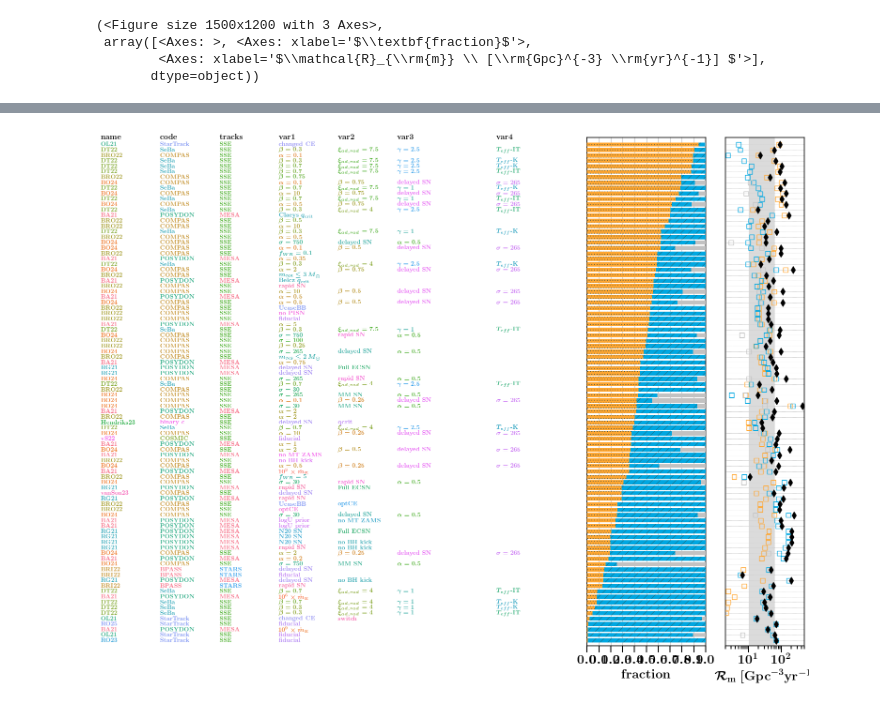
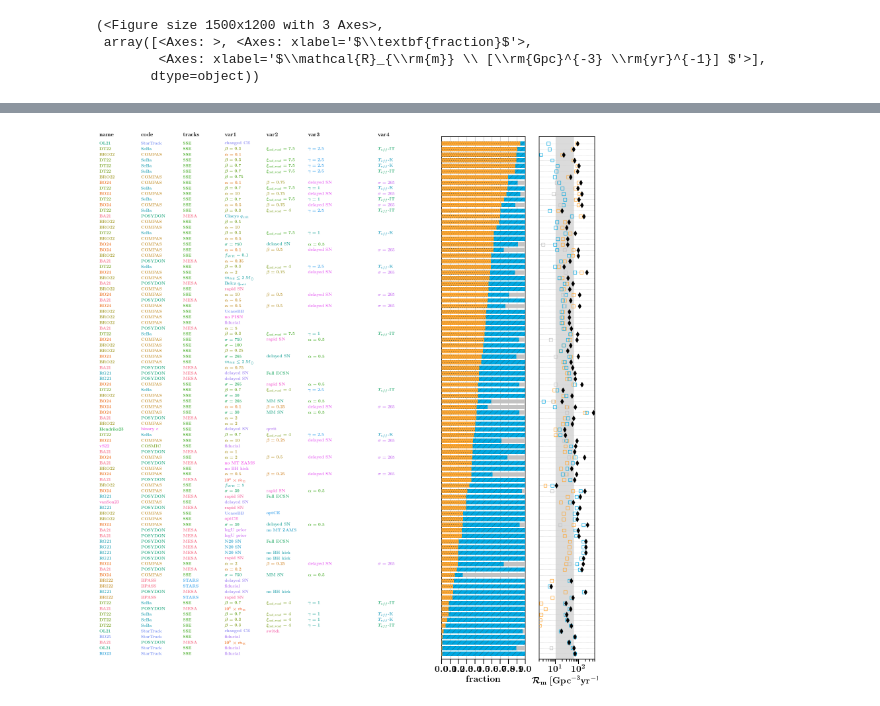
Before and after one commit to FloorBroekgaarden/Rates_of_Formation_Channels, a Jupyter notebook: plottingCode/Fig_comparison/rates_figure_formation_channels-CE_focus.ipynb, the cells around one changed output, grey strips where cells are left out. Saved outputs shown, nothing was run; the diff lists cells and outputs as text; code cells hidden in the pictures.

```diff
--- a/plottingCode/Fig_comparison/rates_figure_formation_channels-CE_focus.ipynb
+++ b/plottingCode/Fig_comparison/rates_figure_formation_channels-CE_focus.ipynb
@@ -487,6 +487,11 @@ def plot_formation_channel_contributions(
 
     w1, w2, w3 =obtain_plotting_properties_dict(fig_formtype)["widths"]
     d1, d2, w_small = 15, 12, 0.2
+
+
+    if DCOlabel == 'BH-BH':
+        d2=17
+
     ncols, nrows = 3, 1
 
     f, axe = plt.subplots(
@@ -680,27 +689,27 @@ plot_formation_channel_contributions(
 # %%
 
 
 # --- File and plot setup ---
 path_to_file = '/Users/floorbroekgaarden/Projects/GitHub/Rates_of_Formation_Channels/plottingCode/Fig_comparison/Data_formation_channels_intrinsic/'
 
 # plot only CE or not CE
 fig, axes = plot_formation_channel_contributions(
     path_to_file=path_to_file,
     DCOlabel = 'BH-BH',
     fc_key = "CE_simple" ,
     sort_header = "fraction without common envelope",
-    save_path = "formation_channels_BH-BH_simple.pdf",
+    save_path = "formation_channels_BH-BH_simple_specs.pdf",
     fig_formtype='emph_specs'
     )
 
 
 # # plot detailed formation channels CE
 # plot_formation_channel_contributions(
 #     path_to_file=path_to_file,
 #     DCOlabel = 'BH-BH',
 #     fc_key = "CE_detailed" ,
 #     sort_header = "fraction without common envelope",
-#     save_path = "formation_channels_BH-NS_detailed.pdf"
+#     save_path = "formation_channels_BH-NS_detailed_specs.pdf"
 #     )
 # %% [output]
-[figure, old version]
+[figure, new version]
```
Also changed, not shown: parts of 5 cells of this notebook.
